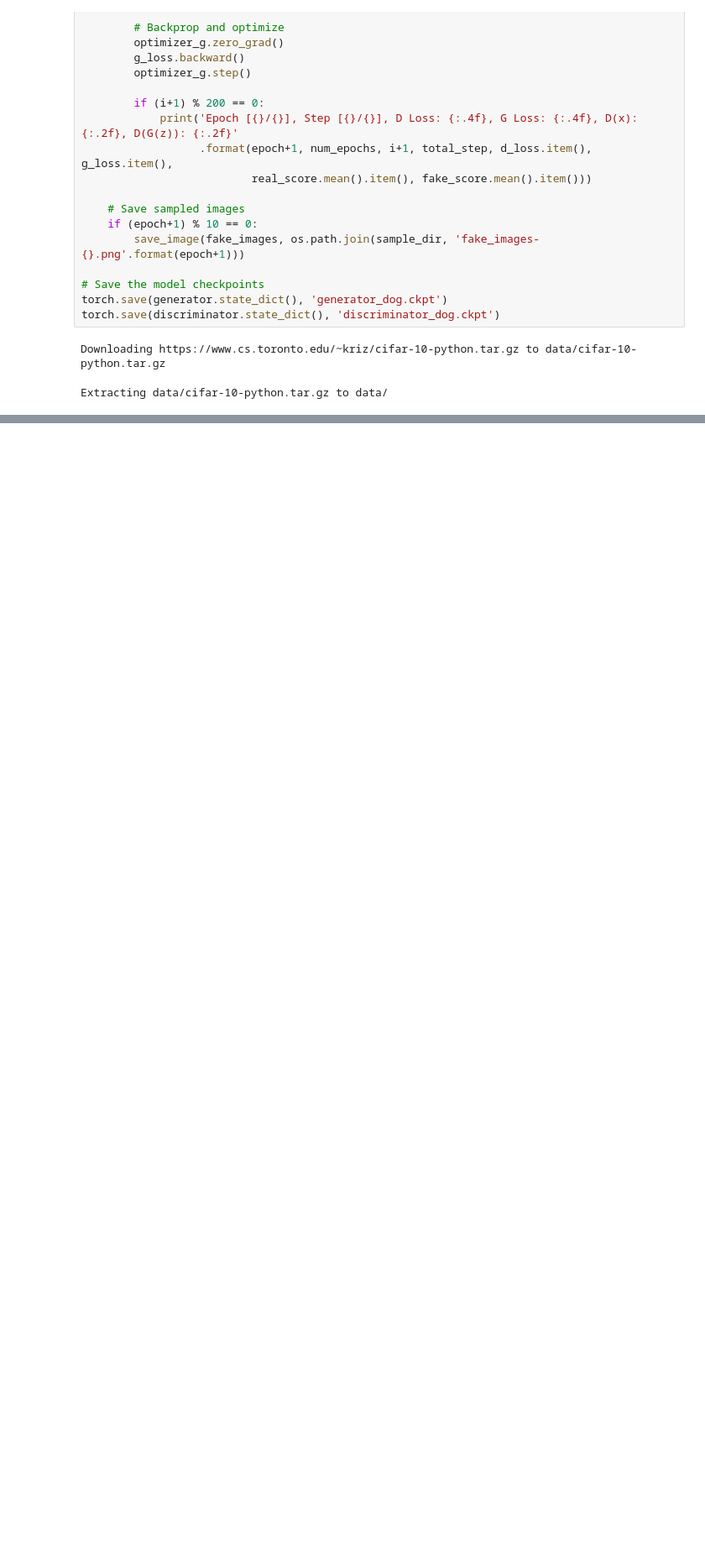
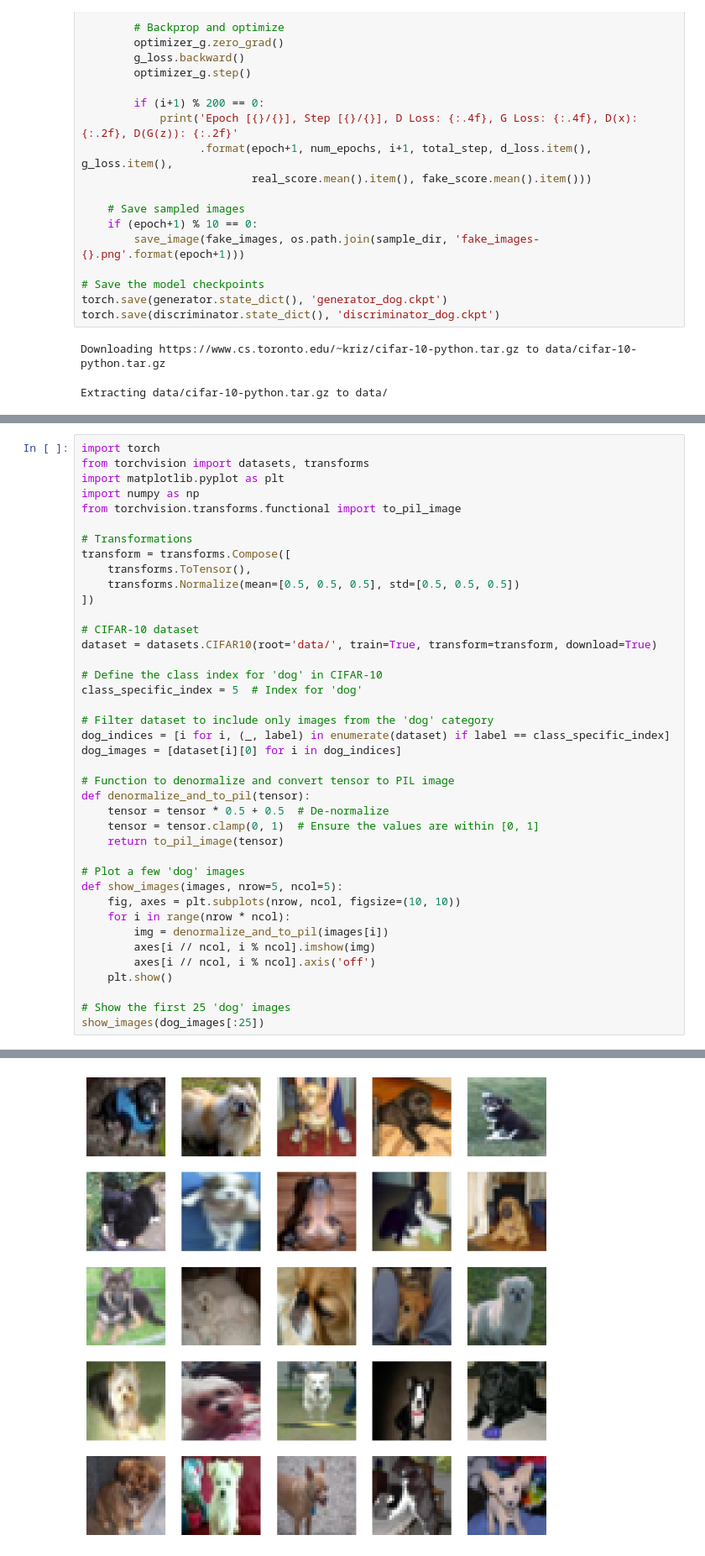
Before and after one commit to i2mmmmm/Study, a Jupyter notebook: image.ipynb, the cells around one changed output, grey strips where cells are left out. Shown at 84% size. Drawn from its saved outputs; the diff is of its cells as text; blank space fills up the shorter version.

```diff
--- a/image.ipynb
+++ b/image.ipynb
@@ -475,0 +520,41 @@ plt.show()
+# %%
+import torch
+from torchvision import datasets, transforms
+import matplotlib.pyplot as plt
+import numpy as np
+from torchvision.transforms.functional import to_pil_image
+
+# Transformations
+transform = transforms.Compose([
+    transforms.ToTensor(),
+    transforms.Normalize(mean=[0.5, 0.5, 0.5], std=[0.5, 0.5, 0.5])
+])
+
+# CIFAR-10 dataset
+dataset = datasets.CIFAR10(root='data/', train=True, transform=transform, download=True)
+
+# Define the class index for 'dog' in CIFAR-10
+class_specific_index = 5  # Index for 'dog'
+
+# Filter dataset to include only images from the 'dog' category
+dog_indices = [i for i, (_, label) in enumerate(dataset) if label == class_specific_index]
+dog_images = [dataset[i][0] for i in dog_indices]
+
+# Function to denormalize and convert tensor to PIL image
+def denormalize_and_to_pil(tensor):
+    tensor = tensor * 0.5 + 0.5  # De-normalize
+    tensor = tensor.clamp(0, 1)  # Ensure the values are within [0, 1]
+    return to_pil_image(tensor)
+
+# Plot a few 'dog' images
+def show_images(images, nrow=5, ncol=5):
+    fig, axes = plt.subplots(nrow, ncol, figsize=(10, 10))
+    for i in range(nrow * ncol):
+        img = denormalize_and_to_pil(images[i])
+        axes[i // ncol, i % ncol].imshow(img)
+        axes[i // ncol, i % ncol].axis('off')
+    plt.show()
+
+# Show the first 25 'dog' images
+show_images(dog_images[:25])
+# %% [output]
@@ -475,0 +562 @@ plt.show()
+[figure, added]
```
Also changed, not shown: parts of 6 cells of this notebook.
